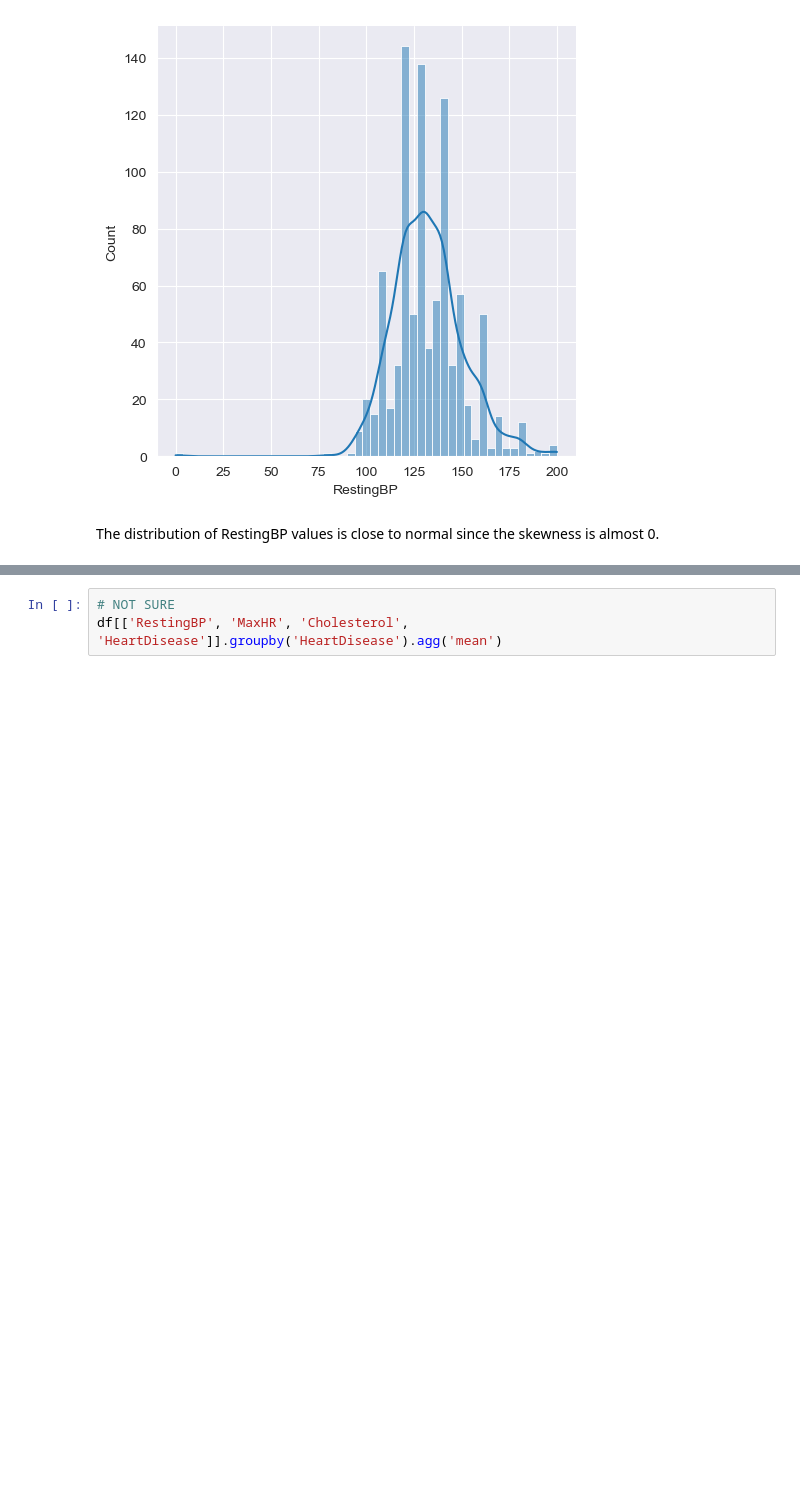
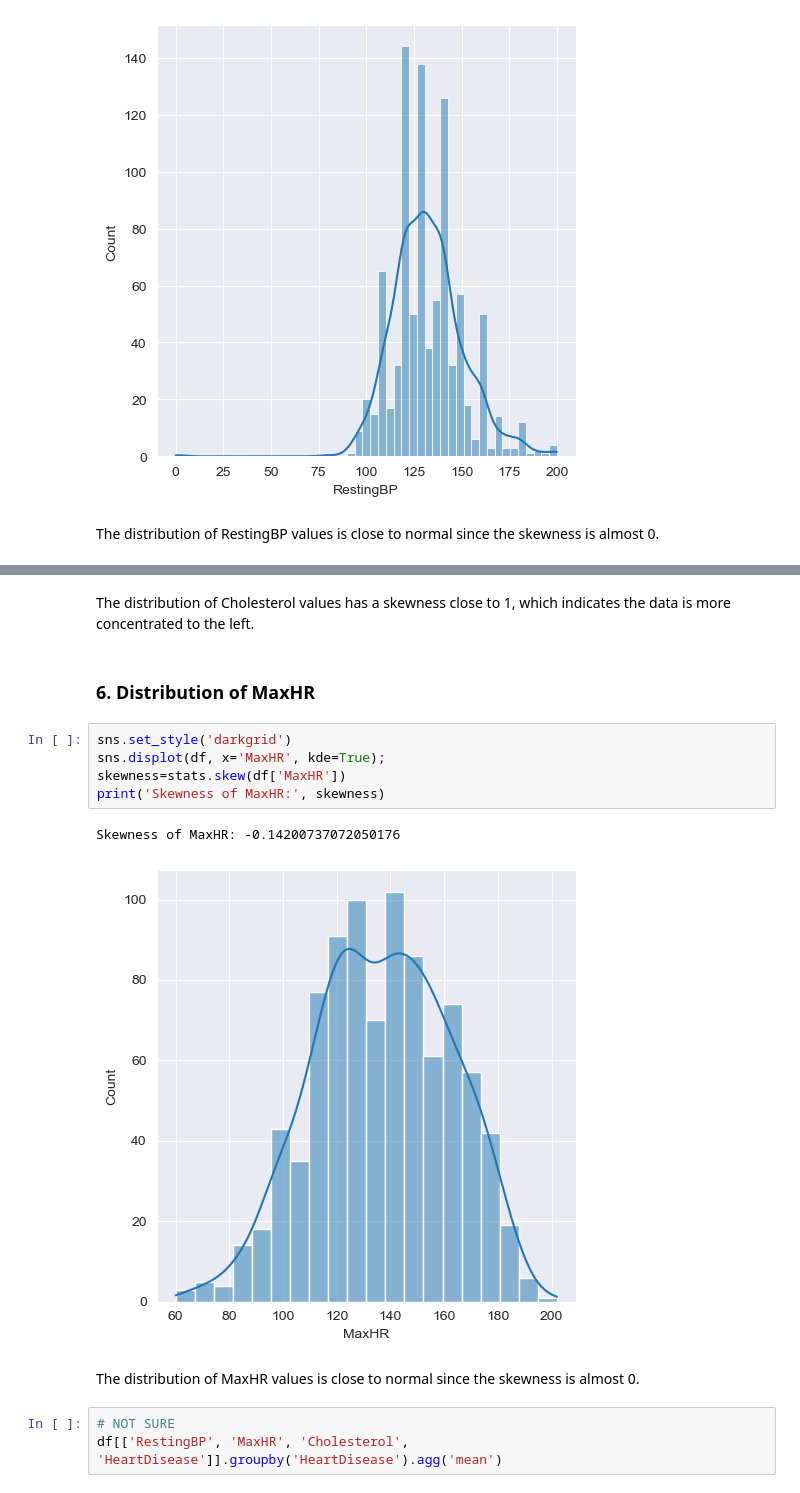
Before and after one commit to malikka-rajshahi/Heart-Failure-Analysis, a Jupyter notebook: HeartAnalysisCombined.ipynb, the cells around one changed output, grey strips where cells are left out. Cells and saved outputs as stored; diff of their text form; blank space fills up the shorter version.

```diff
--- a/HeartAnalysisCombined.ipynb
+++ b/HeartAnalysisCombined.ipynb
@@ -181,3 +191,17 @@ The distribution of RestingBP values is close to normal since the skewness is al
+# %% [markdown]
+The distribution of Cholesterol values has a skewness close to 1, which indicates the data is more concentrated to the left.
+# %% [markdown]
+### 6. Distribution of MaxHR
+# %%
+sns.set_style('darkgrid')
+sns.displot(df, x='MaxHR', kde=True);
+skewness=stats.skew(df['MaxHR'])
+print('Skewness of MaxHR:', skewness)
+# %% [output]
+Skewness of MaxHR: -0.14200737072050176
+[figure, added]
+# %% [markdown]
+The distribution of MaxHR values is close to normal since the skewness is almost 0.
 # %%
 # NOT SURE
 df[['RestingBP', 'MaxHR', 'Cholesterol', 'HeartDisease']].groupby('HeartDisease').agg('mean')
```
Also changed, not shown: parts of 2 cells of this notebook.
